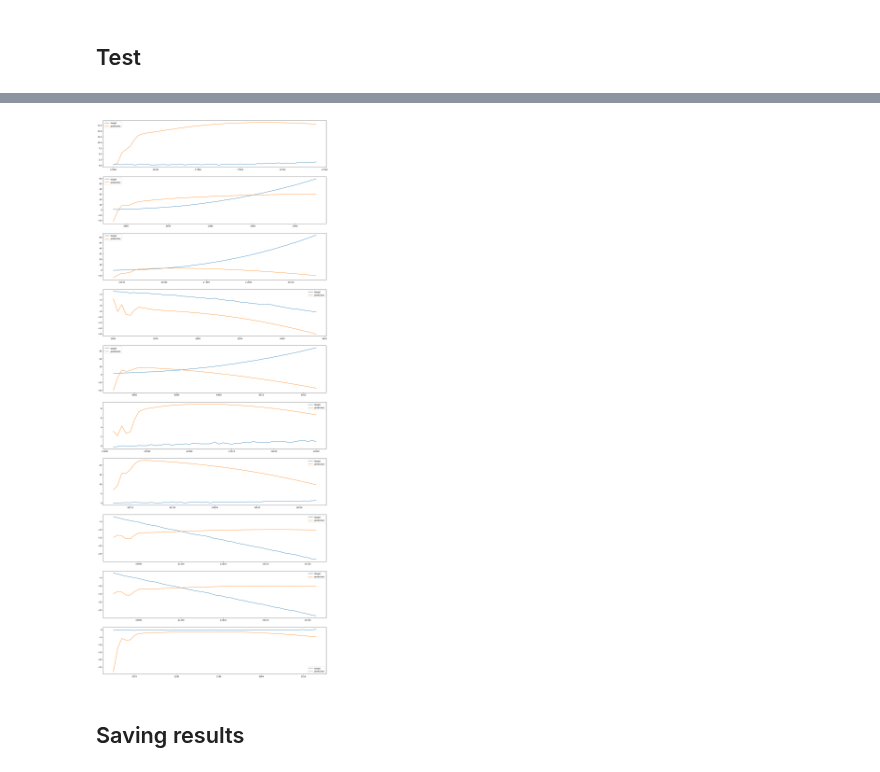
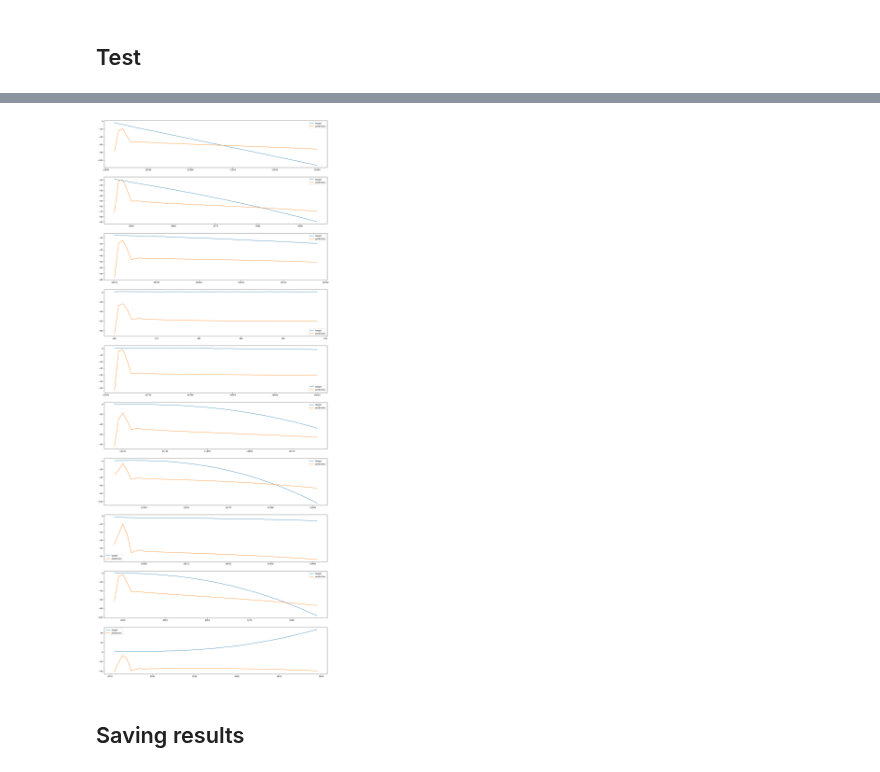
Before and after one commit to FrankwaP/subSISTM, a Jupyter notebook: models/ODE-RNN/RNN - LSTM.ipynb, the cells around one changed output, grey strips where cells are left out. Saved outputs shown, nothing was run; the diff lists cells and outputs as text; code cells hidden in the pictures.

Commit message:
The test is realized on the test data

```diff
--- a/models/ODE-RNN/RNN - LSTM.ipynb
+++ b/models/ODE-RNN/RNN - LSTM.ipynb
@@ -146,7 +159,7 @@ hidden_size = [25]
 learning_rate = [ 0.001]
 criterion = torch.nn.L1Loss()
 epoch = 1000
-eps = 0.001
+eps = 0.0001
 # %%
 #Training with convergence criteria and GridSearch
 min_loss = float('inf')
@@ -160,8 +173,8 @@ for h in hidden_size:
         nb_epochs = 0
         while abs(np.max(loss_val[-100:] - np.min(loss_val[-100:] + [cur_loss_val]))) >= eps:
 
-            y_test = model(input = input_test)
-            cur_loss_val = criterion(y_test, target_test).item()
+            y_val = model(input = input_val)
+            cur_loss_val = criterion(y_val, target_val).item()
             loss_val.append(cur_loss_val)
 
             optimizer.zero_grad()
@@ -230,18 +243,19 @@ for k in range(n):
 ## Test
 # %%
 y_test = model(input_test)
-multi_index_test = pd.MultiIndex.from_product([N_test, range(y_test.shape[1])], names=['individus', 'temps'])
+multi_index_test = pd.MultiIndex.from_product([range(y_test.shape[0]), range(y_test.shape[1])], names=['individus', 'temps'])
 df_test = pd.DataFrame(index = multi_index_test, data = y_test.detach().numpy().flatten(), columns=['y_test'])
 df_test = df_test.reset_index()
-df_test = df_test.set_index(data_test.index)
+df_test = df_test.set_index(dtest_norm.index)
+df_test['individus']+=1
 df_test.loc[:,'y_test'] = scaler_y.inverse_transform(df_test[['y_test']])
-data_test.loc[:,'y+1'] = scaler_y.inverse_transform(data_test[['y+1']])
+dtest_norm.loc[:,'y+1'] = scaler_y.inverse_transform(dtest_norm[['y+1']])
 # %%
 #MAE on test data
 MAE_list_test = []
-for k in N_test:
+for k in range(1,501):
     pred_k = df_test[(df_test['temps']!=0) & (df_test['individus'] == k)]['y_test']
-    target_k = data_test[(data_test['temps']!=0) & (data_test['individus'] == k)]['y+1']
+    target_k = dtest_norm[(dtest_norm['temps']!=0) & (dtest_norm['individus'] == k)]['y+1']
     MAE_list_test.append(MAE(pred_k,target_k))
 print("mean MAE on test data: ", np.mean(MAE_list_test))
 # %% [output]
@@ -249,15 +279,15 @@ mean MAE on test data:  17.46911871950792
 # %%
 n = 10
-ex = np.random.choice(N_test, n)
+ex = randint(1,501, n)
 fig, axs = plt.subplots(n)
 fig.set_figwidth(20)
 fig.set_figheight(50)
 for k in range(n):
-    axs[k].plot(data_test.loc[(data_test['temps']!=0) & (data_test['individus']==ex[k])]['y+1'], label= 'target')
+    axs[k].plot(dtest_norm.loc[(dtest_norm['temps']!=0) & (dtest_norm['individus']==ex[k])]['y+1'], label= 'target')
     axs[k].plot(df_test.loc[(df_test['temps']!=0) & (df_test['individus']==ex[k])]['y_test'], label= 'prediction')
     axs[k].legend()
 # %% [output]
-[figure, old version]
+[figure, new version]
 # %% [markdown]
 ## Saving results
 # %%
```
Also changed, not shown: parts of 9 cells of this notebook.
